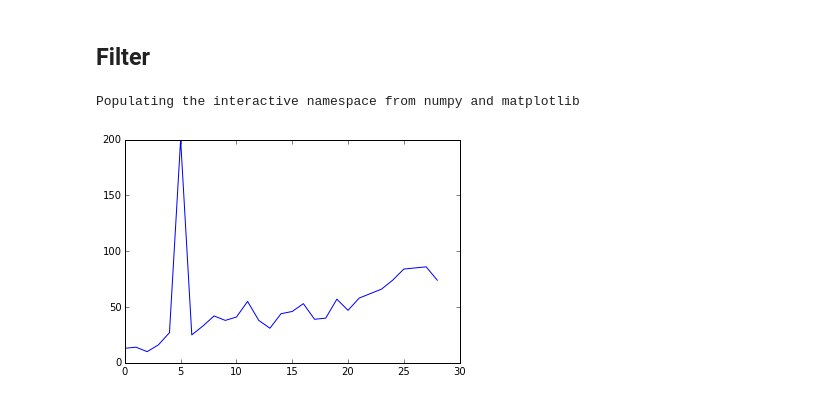
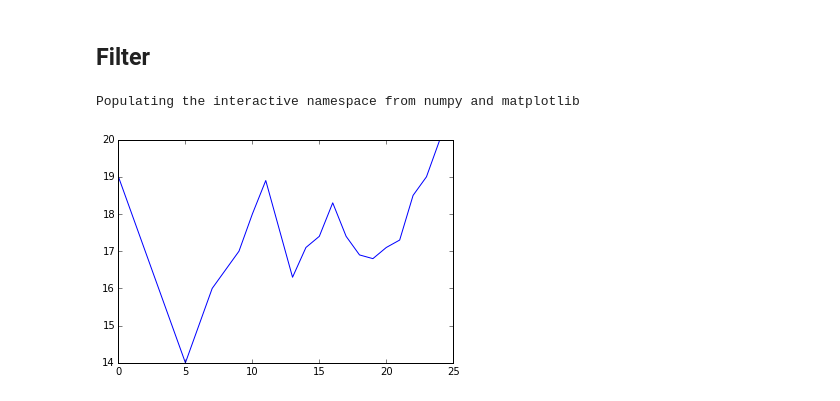
Before and after one commit to tedeler/SS17_ITSMOSY, a Jupyter notebook: mt-algorithmen/filter.ipynb, the cells around one changed output. Saved outputs shown, nothing was run; the diff lists cells and outputs as text; code cells hidden in the pictures.

```diff
--- a/mt-algorithmen/filter.ipynb
+++ b/mt-algorithmen/filter.ipynb
@@ -2,16 +2,17 @@
 ## Filter
 # %%
 %pylab inline
-input = [13, 14, 10, 16, 27, 200, 25, 33, 42, 38, 41, 55, 38, 31, 44, 46, 53, 39, 40, 57, 47, 58, 62, 66, 74, 84, 85, 86, 74]
+input =  [19, 18, 17, 16, 15, 14, 15, 16, 16.5, 17, 18, 18.9, 17.6, 16.3, 17.1, 17.4, 18.3, 17.4, 16.9,
+              16.8, 17.1, 17.3, 18.5, 19, 20]
 plot(input)
 # Funktion zum Testen der Filter
 def test(filter):
     output = []
     for x in input:
         y = filter(x)
         output.append(y)
     print output
     plot(range(0,len(input)), input, range(0, len(output)), output)
 # %% [output]
 Populating the interactive namespace from numpy and matplotlib
-[figure, old version]
+[figure, new version]
```
Also changed, not shown: parts of 6 cells of this notebook, 2 other files.
